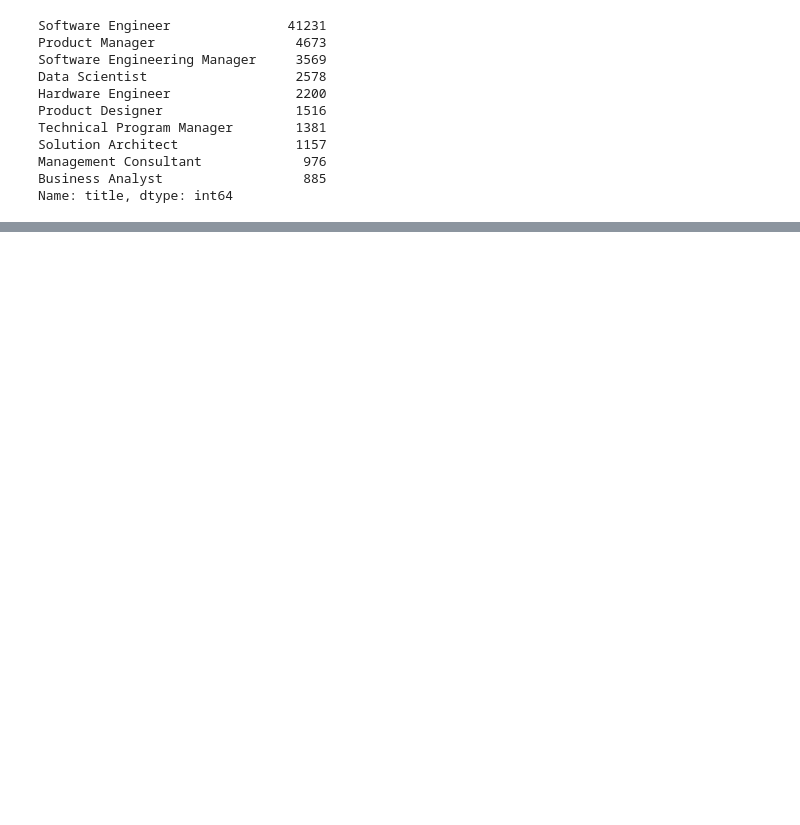
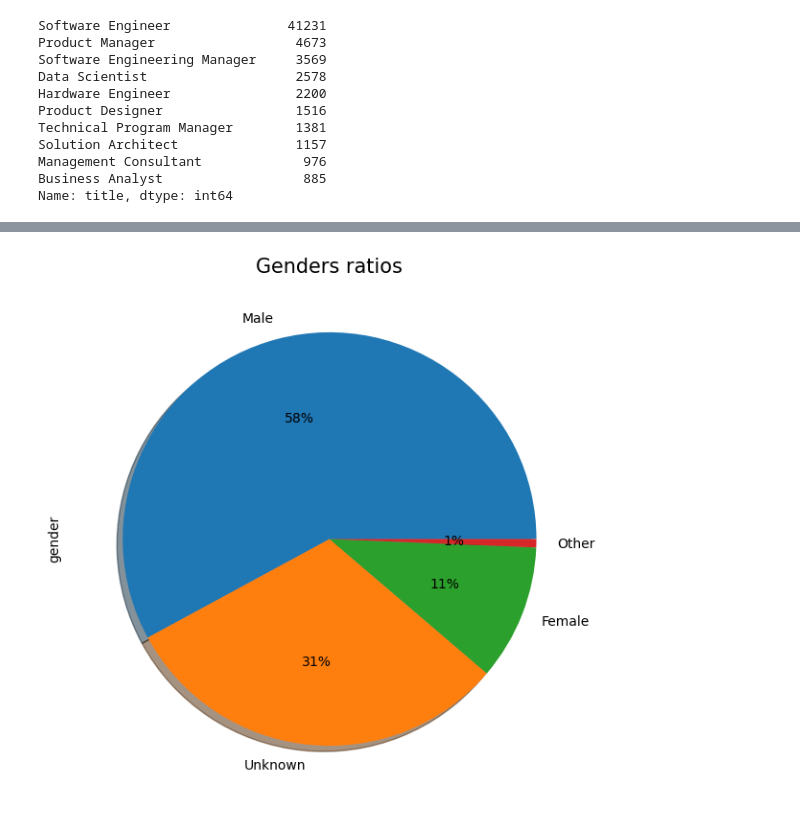
Before and after one commit to danecek2002/AnalyzingTechCompanies, a Jupyter notebook: project.ipynb, the cells around one changed output, grey strips where cells are left out. Saved outputs shown, nothing was run; the diff lists cells and outputs as text; code cells hidden in the pictures; blank space fills up the shorter version.

```diff
--- a/project.ipynb
+++ b/project.ipynb
@@ -72,7 +89,9 @@ df.isnull().sum()
 # %%
-# Pojďme se podívat v jakém poměru jsou zastoupena jednotlivá pohlaví ve firmách
-gender = df['gender'].value_counts().plot.pie(figsize = (10,9),radius=1,shadow=False, label = '', autopct='%1.f%%')
+# zastoupení jednotlivých pohlaví
+gender = df['gender'].value_counts().plot.pie(figsize = (8,7),radius=1,shadow=True, autopct='%1.f%%')
 plt.title("Genders ratios", size = 15)
 plt.show()
+# %% [output]
+[figure, added]
 # %%
 cities = df.location.value_counts().head(10).sort_values(ascending=True) #Města s nejvíce firmami
```
Also changed, not shown: parts of 14 cells of this notebook.
